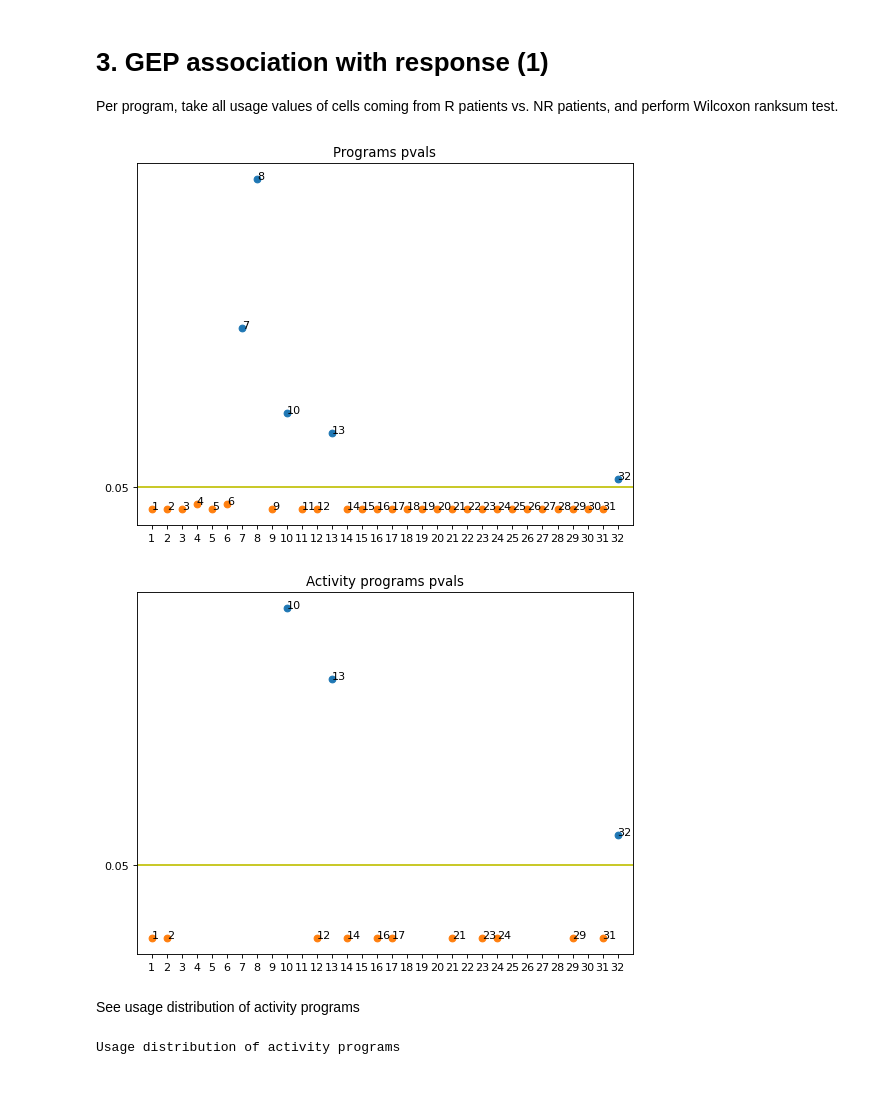
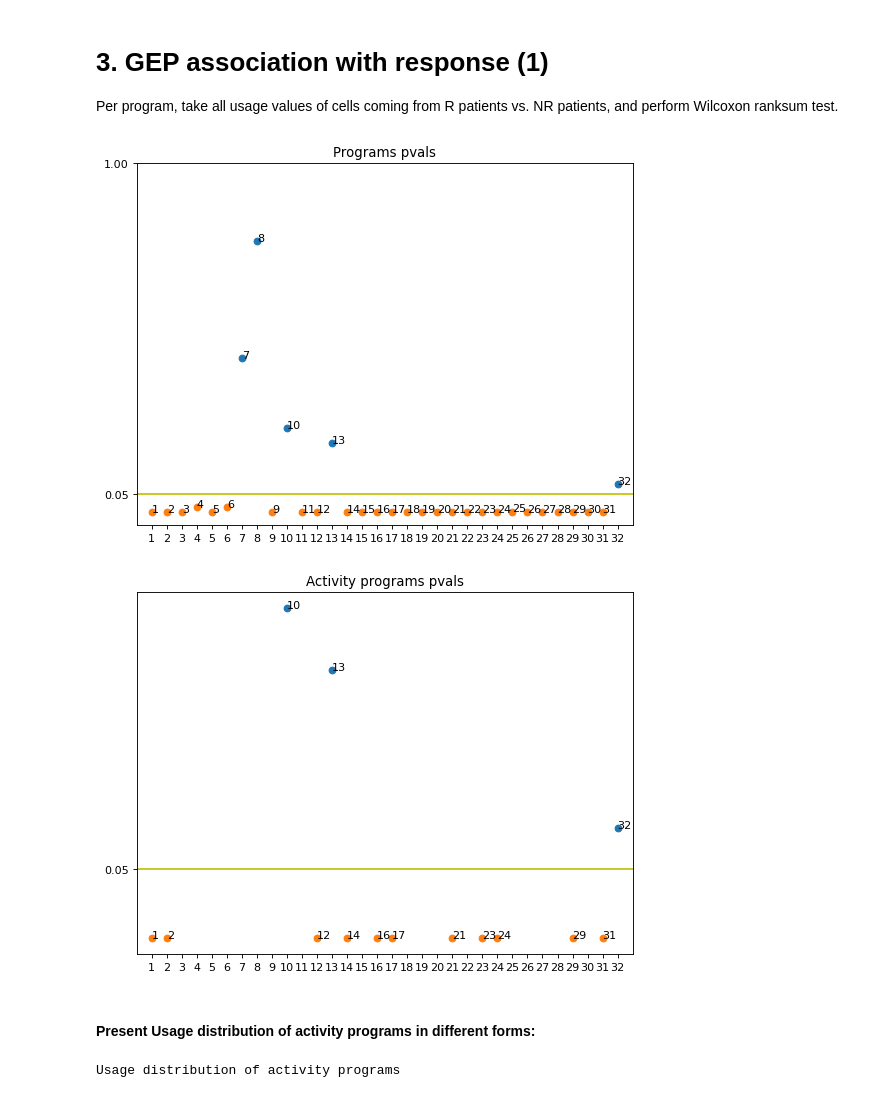
Before and after one commit to ItayShlosberg/classifying-response-to-immunotherapy, a Jupyter notebook: data_analysis/SERVER_NBS/RESPONSE_ANALYSIS/response_analysis.ipynb, the cells around one changed output. Saved outputs shown, nothing was run; the diff lists cells and outputs as text; code cells hidden in the pictures.

```diff
--- a/data_analysis/SERVER_NBS/RESPONSE_ANALYSIS/response_analysis.ipynb
+++ b/data_analysis/SERVER_NBS/RESPONSE_ANALYSIS/response_analysis.ipynb
@@ -446,28 +449,31 @@ pvals = np.zeros(selected_K)
 for i in range(1, selected_K+1):
     pvals[i-1] = ranksums(df_r[i].values, df_nr[i].values)[1]
 
+# Correct pvals
+pvals = multipletests_fdr(pvals)[1].tolist()
+
 pvals_df = pd.DataFrame([[v[0], int(v[1])] for v in transpose([pvals, range(1, selected_K+1)])], columns=['pval', 'program'])
 # %%
 plt.figure(figsize=(8, 6), dpi=80)
 
 pvals = pvals_df[["program", "pval"]].values
 small_pvals = pvals[pvals[:,1]<0.05]
 big_pvals = pvals[pvals[:,1]>=0.05]
 
 
 plt.scatter(x=big_pvals[:,0], y=big_pvals[:,1])
 plt.scatter(x=small_pvals[:,0], y=small_pvals[:,1])
 
 ax = plt.plot([0,33],[0.05,0.05], color='y')
 plt.xticks(np.arange(1, 33));
-plt.yticks([0.05]);
+plt.yticks([0.05, 1]);
 plt.xlim((0,33));
 plt.title('Programs pvals');
 
 for coord in pvals:
     plt.text(coord[0], coord[1], '{}'.format(int(coord[0])))
 # %% [output]
-[figure, old version]
+[figure, new version]
 # %%
 plt.figure(figsize=(8, 6), dpi=80)
 
@@ -489,9 +495,9 @@ plt.title('Activity programs pvals');
 for coord in pvals:
     plt.text(coord[0], coord[1], '{}'.format(int(coord[0])))
 # %% [output]
-[figure, old version]
+[figure, new version]
 # %% [markdown]
-See usage distribution of activity programs
+#### Present Usage distribution of activity programs in different forms:
 # %%
 # sns.reset_orig()
 import itertools
```
Also changed, not shown: parts of 19 cells of this notebook, 31 other files.
